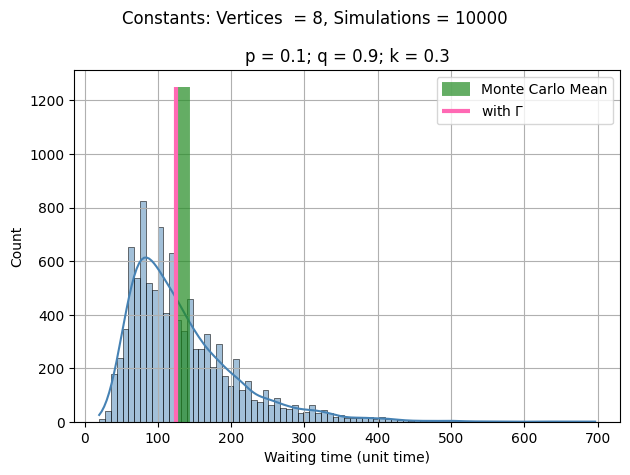
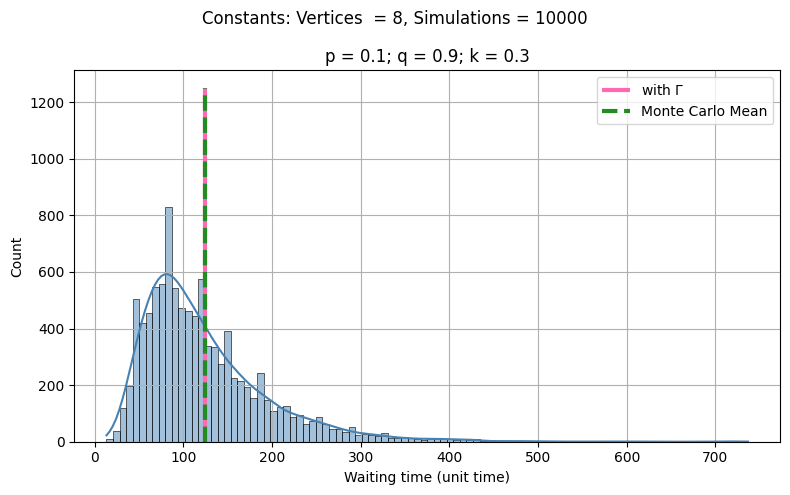
The notebook cell's code change between the first figure and the second:
--- before
+++ after
@@ -1,8 +1,7 @@
-fig, ax = plt.subplots()
+fig, ax = plt.subplots(figsize = (8, 5))
 
 sns.histplot(mc, ax = ax, kde = True, color = 'steelblue')
-ax.vlines(np.mean(mc), 0, 1250, colors='forestgreen', label = 'Monte Carlo Mean', linewidth = 10, alpha = 0.7)
-
 ax.vlines(fusion_vals, 0, 1250, colors ='hotpink', label = r'with $\Gamma$', linewidth = 3)
+ax.vlines(np.mean(mc), 0, 1250, colors='forestgreen', label = 'Monte Carlo Mean', linewidth = 3, linestyle = "dashed")
 ax.set_xlabel("Waiting time (unit time)")
 ax.set_ylabel("Count")

Commit: Updated ipynb file and Monte-Carlo